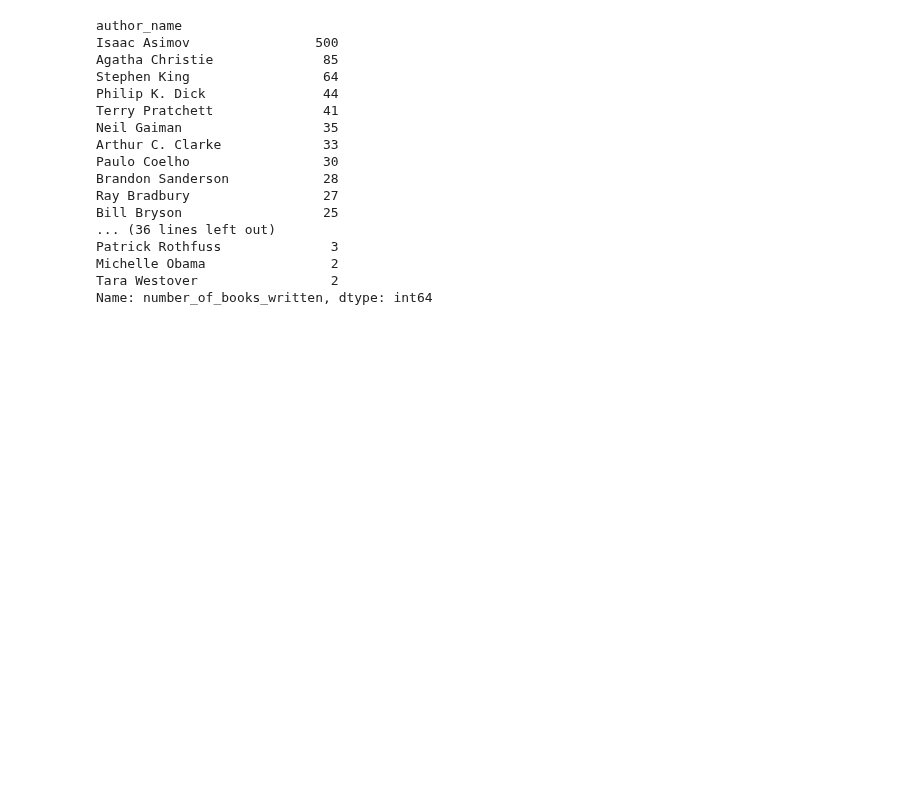
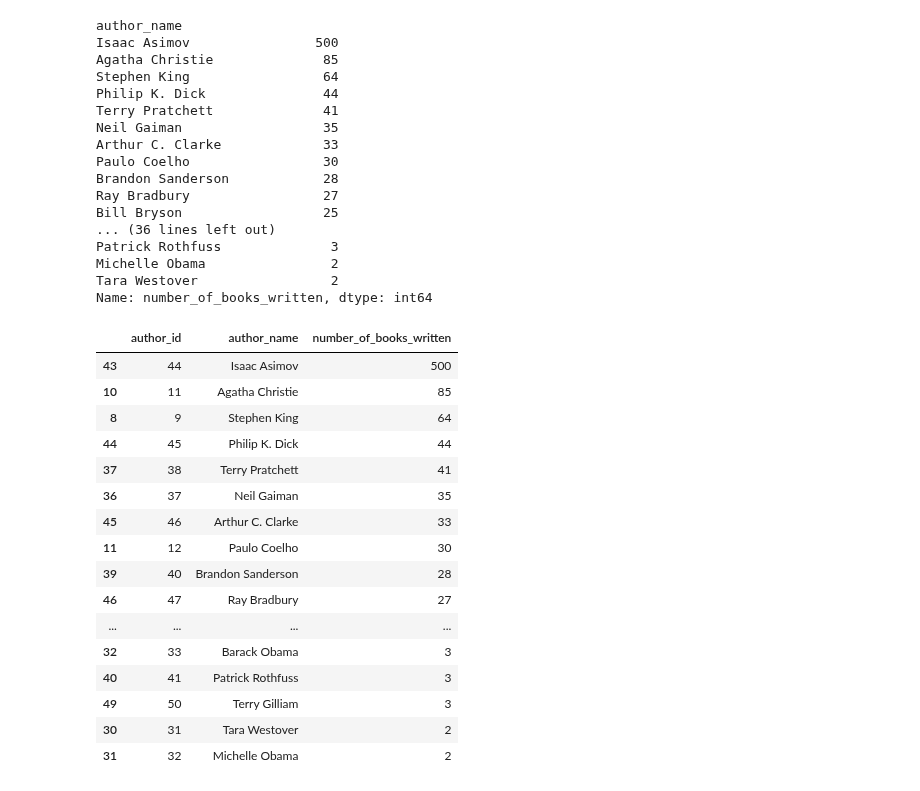
Before and after one commit to DuoDduo/AI-fellowship-module-2, a Jupyter notebook: Tasks/Task20/python_script/task20.ipynb, the cells around one changed output. Saved outputs shown, nothing was run; the diff lists cells and outputs as text; code cells hidden in the pictures; blank space fills up the shorter version.

```diff
--- a/Tasks/Task20/task20.ipynb
+++ b/Tasks/Task20/python_script/task20.ipynb
@@ -250,4 +250,26 @@ Michelle Obama                2
 Tara Westover                 2
 Name: number_of_books_written, dtype: int64
 # %%
-# no_of_books = authors[["author_id","author_name","number_of_books_written"]]
+no_of_books = authors[["author_id","author_name","number_of_books_written"]]
+
+# Sort by number_of_books_written in descending order
+no_of_books_sorted = no_of_books.sort_values(by="number_of_books_written", ascending=False)
+no_of_books_sorted
+# %% [output]
+|  | author_id | author_name | number_of_books_written |
+| 43 | 44 | Isaac Asimov | 500 |
+| 10 | 11 | Agatha Christie | 85 |
+| 8 | 9 | Stephen King | 64 |
+| 44 | 45 | Philip K. Dick | 44 |
+| 37 | 38 | Terry Pratchett | 41 |
+| 36 | 37 | Neil Gaiman | 35 |
+| 45 | 46 | Arthur C. Clarke | 33 |
+| 11 | 12 | Paulo Coelho | 30 |
+| 39 | 40 | Brandon Sanderson | 28 |
+| 46 | 47 | Ray Bradbury | 27 |
+| ... | ... | ... | ... |
+| 32 | 33 | Barack Obama | 3 |
+| 40 | 41 | Patrick Rothfuss | 3 |
+| 49 | 50 | Terry Gilliam | 3 |
+| 30 | 31 | Tara Westover | 2 |
+| 31 | 32 | Michelle Obama | 2 |
```
Also changed, not shown: 14 other files.
